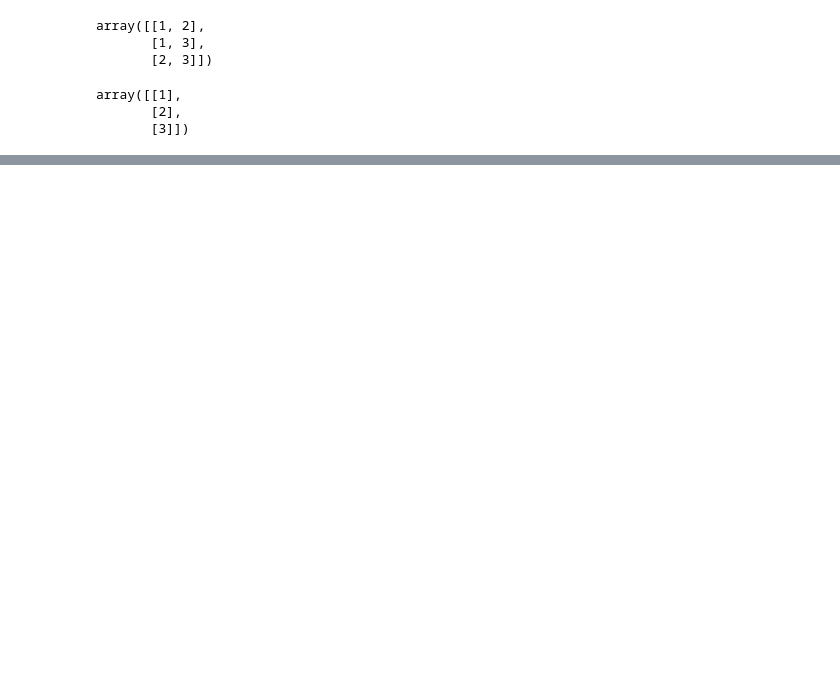
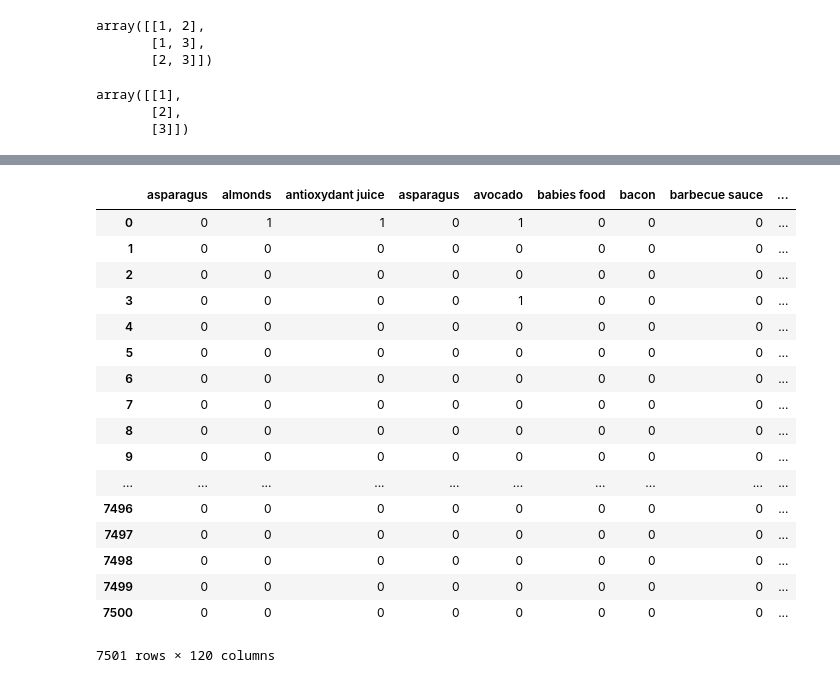
Before and after one commit to triwave33/association_rule_learning, a Jupyter notebook: association_rules.ipynb, the cells around one changed output, grey strips where cells are left out. Saved outputs shown, nothing was run; the diff lists cells and outputs as text; code cells hidden in the pictures; blank space fills up the shorter version.

```diff
--- a/association_rules.ipynb
+++ b/association_rules.ipynb
@@ -477,0 +493,2 @@ np.array((1,2,3))
+# %%
+store_data = store_data.fillna("none")
@@ -477,0 +497,25 @@ np.array((1,2,3))
+# %%
+mlb = MultiLabelBinarizer()
+result = mlb.fit_transform(store_data.values)
+store_data_trans = pd.DataFrame(result, columns = mlb.classes_).drop('none', axis=1)
+# %%
+store_data_trans
+# %% [output]
+|  | asparagus | almonds | antioxydant juice | asparagus | avocado | babies food | bacon | barbecue sauce | ... |
+| 0 | 0 | 1 | 1 | 0 | 1 | 0 | 0 | 0 | ... |
+| 1 | 0 | 0 | 0 | 0 | 0 | 0 | 0 | 0 | ... |
+| 2 | 0 | 0 | 0 | 0 | 0 | 0 | 0 | 0 | ... |
+| 3 | 0 | 0 | 0 | 0 | 1 | 0 | 0 | 0 | ... |
+| 4 | 0 | 0 | 0 | 0 | 0 | 0 | 0 | 0 | ... |
+| 5 | 0 | 0 | 0 | 0 | 0 | 0 | 0 | 0 | ... |
+| 6 | 0 | 0 | 0 | 0 | 0 | 0 | 0 | 0 | ... |
+| 7 | 0 | 0 | 0 | 0 | 0 | 0 | 0 | 0 | ... |
+| 8 | 0 | 0 | 0 | 0 | 0 | 0 | 0 | 0 | ... |
+| 9 | 0 | 0 | 0 | 0 | 0 | 0 | 0 | 0 | ... |
+| ... | ... | ... | ... | ... | ... | ... | ... | ... | ... |
+| 7496 | 0 | 0 | 0 | 0 | 0 | 0 | 0 | 0 | ... |
+| 7497 | 0 | 0 | 0 | 0 | 0 | 0 | 0 | 0 | ... |
+| 7498 | 0 | 0 | 0 | 0 | 0 | 0 | 0 | 0 | ... |
+| 7499 | 0 | 0 | 0 | 0 | 0 | 0 | 0 | 0 | ... |
+| 7500 | 0 | 0 | 0 | 0 | 0 | 0 | 0 | 0 | ... |
+7501 rows × 120 columns
```
Also changed, not shown: parts of 21 cells of this notebook.
